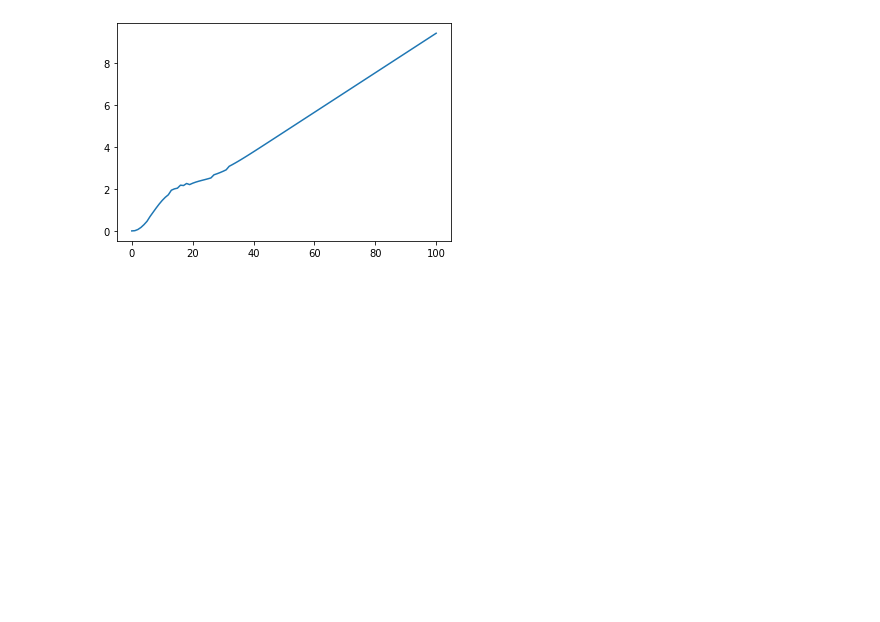
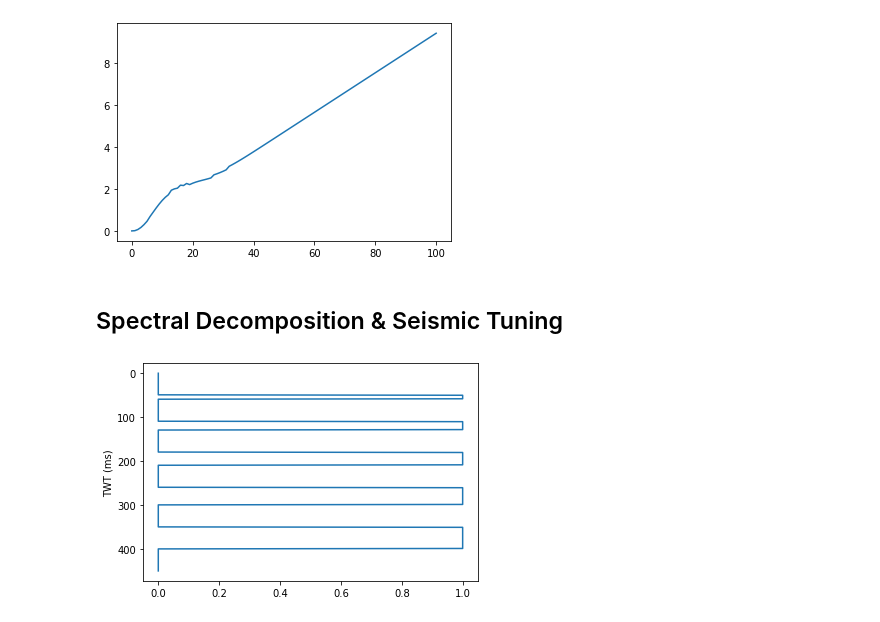
Before and after one commit to bdowdell/flask_pyseistuned, a Jupyter notebook: nb/image_plots.ipynb, the cells around one changed output. Saved outputs shown, nothing was run; the diff lists cells and outputs as text; code cells hidden in the pictures; blank space fills up the shorter version.

Commit message:
updates notebook for spectral decomposition examples

```diff
--- a/nb/image_plots.ipynb
+++ b/nb/image_plots.ipynb
@@ -374,3 +374,26 @@ plt.plot(wedge_thickness, amp/(1/apparent_wedge_thickness))
 # %% [output]
 [<matplotlib.lines.Line2D at 0x...>]
 [figure]
+# %% [markdown]
+## Spectral Decomposition & Seismic Tuning
+# %%
+lith_trace = np.zeros(450, dtype=np.int64)
+lith_trace[50:59] = 1  # 10 ms
+lith_trace[110:129] = 1  # 20 ms
+lith_trace[180:209] = 1  # 30 ms
+lith_trace[260:299] = 1  # 40 ms
+lith_trace[350:399] = 1  # 50 ms
+# %%
+dt = 0.001
+z = np.zeros(lith_trace.shape[0])
+z[1:] += dt
+z = np.cumsum(z) * 1000
+# %%
+fig = plt.figure()
+ax = fig.add_subplot(111)
+ax.plot(lith_trace, z)
+ax.invert_yaxis()
+ax.set_ylabel('TWT (ms)')
+plt.show()
+# %% [output]
+[figure, added]
```
Also changed, not shown: parts of 11 cells of this notebook.
